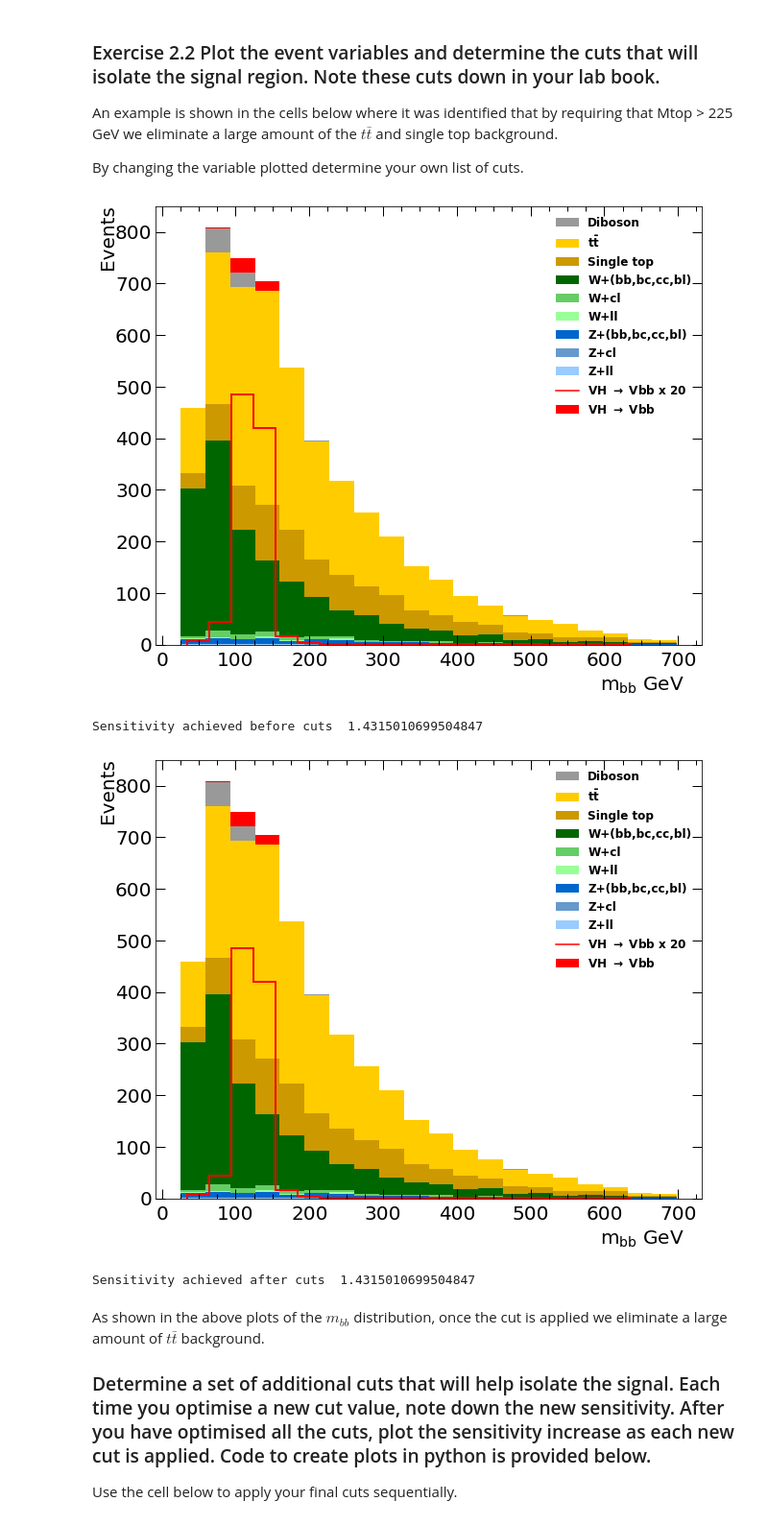
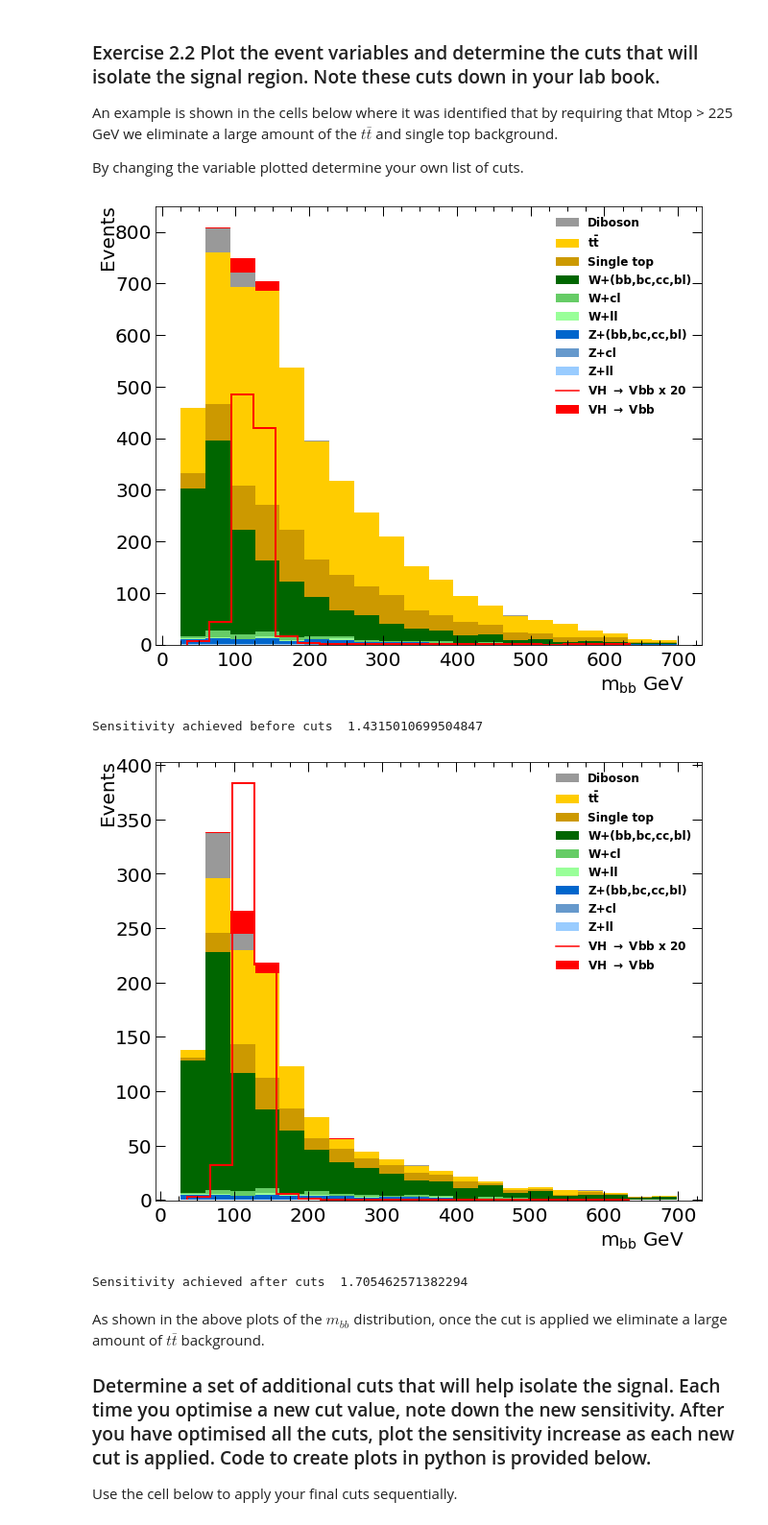
Before and after one commit to ikhurana95/in2HEP, a Jupyter notebook: notebooks/ATLAS Cut Based.ipynb, the cells around one changed output. Shown at 96% size. Drawn from its saved outputs; the diff is of its cells as text; code cells hidden in the pictures.

```diff
--- a/notebooks/ATLAS Cut Based.ipynb
+++ b/notebooks/ATLAS Cut Based.ipynb
@@ -130,26 +121,26 @@ By changing the variable plotted determine your own list of cuts.
 # %%
 # Reload data
 df = pd.read_csv('../data-v1/VHbb_data_2jet.csv')
 
 # Apply cut
 
 
 
-df = df.loc[df['Mtop']/1e3 <225] # divide by 1e3 to convert from MeV to GeV
+df = df.loc[df['Mtop']/1e3 >225] # divide by 1e3 to convert from MeV to GeV
 
 
 # The code below plots the mBB distribution after the cut is applied
 plot_variable(df_original,'mBB')
 print("Sensitivity achieved before cuts ",sensitivity_cut_based(df_original))
 
 plot_variable(df,'mBB')
 
 print("Sensitivity achieved after cuts ",sensitivity_cut_based(df))
 # %% [output]
 [figure]
 Sensitivity achieved before cuts  1.4315010699504847
-[figure, old version]
+[figure, new version]
-Sensitivity achieved after cuts  1.4315010699504847
+Sensitivity achieved after cuts  1.705462571382294
 # %% [markdown]
 As shown in the above plots of the $m_{bb}$ distribution, once the cut is applied we eliminate a large amount of $t\bar{t}$ background.
 
```
Also changed, not shown: parts of 2 cells of this notebook, 2 other files.
